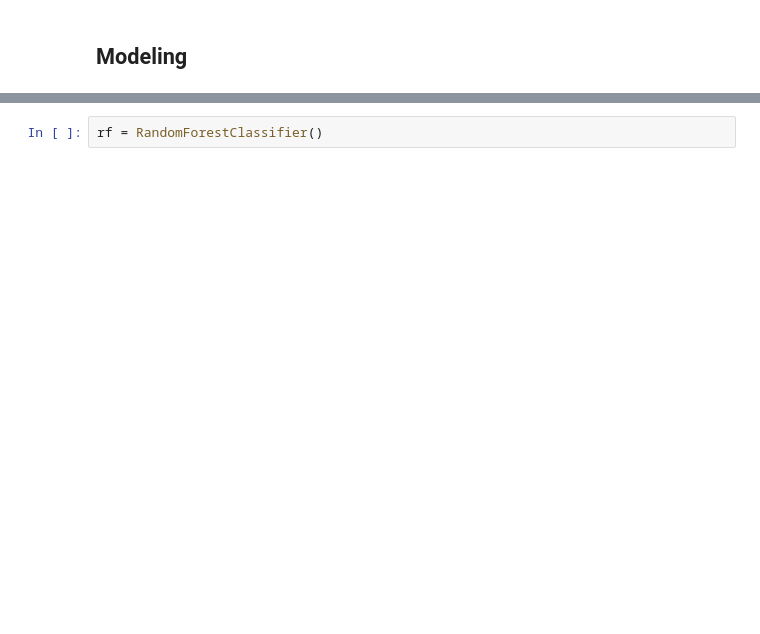
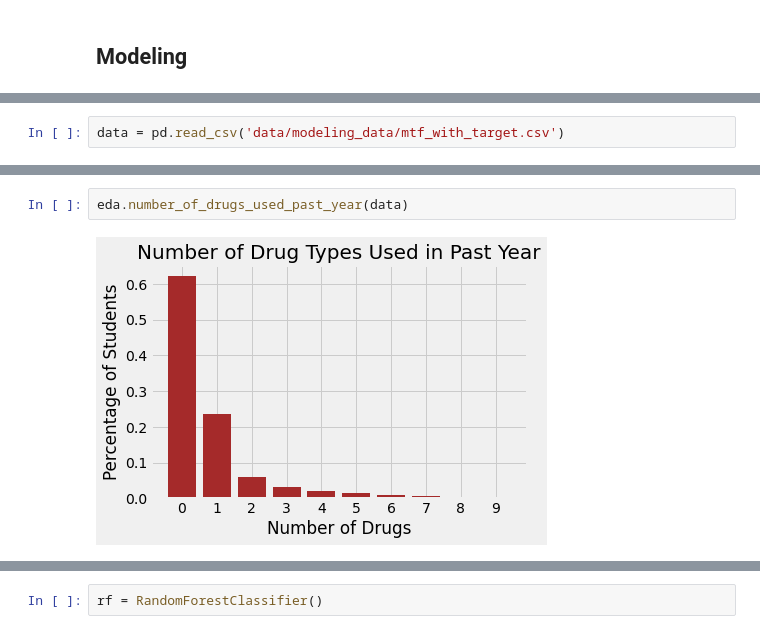
Before and after one commit to Luv2bnanook44/capstone_flatiron, a Jupyter notebook: final_notebook.ipynb, the cells around one changed output, grey strips where cells are left out. Drawn from its saved outputs; the diff is of its cells as text; blank space fills up the shorter version.

```diff
--- a/final_notebook.ipynb
+++ b/final_notebook.ipynb
@@ -1506,0 +66,2 @@ recall_score(y_train.astype(int), bnb_preds)
+# %%
+data = pd.read_csv('data/modeling_data/mtf_with_target.csv')
@@ -1506,0 +78,4 @@ recall_score(y_train.astype(int), bnb_preds)
+# %%
+eda.number_of_drugs_used_past_year(data)
+# %% [output]
+[figure, added]
```
Also changed, not shown: parts of 307 cells of this notebook, 6 other files.
